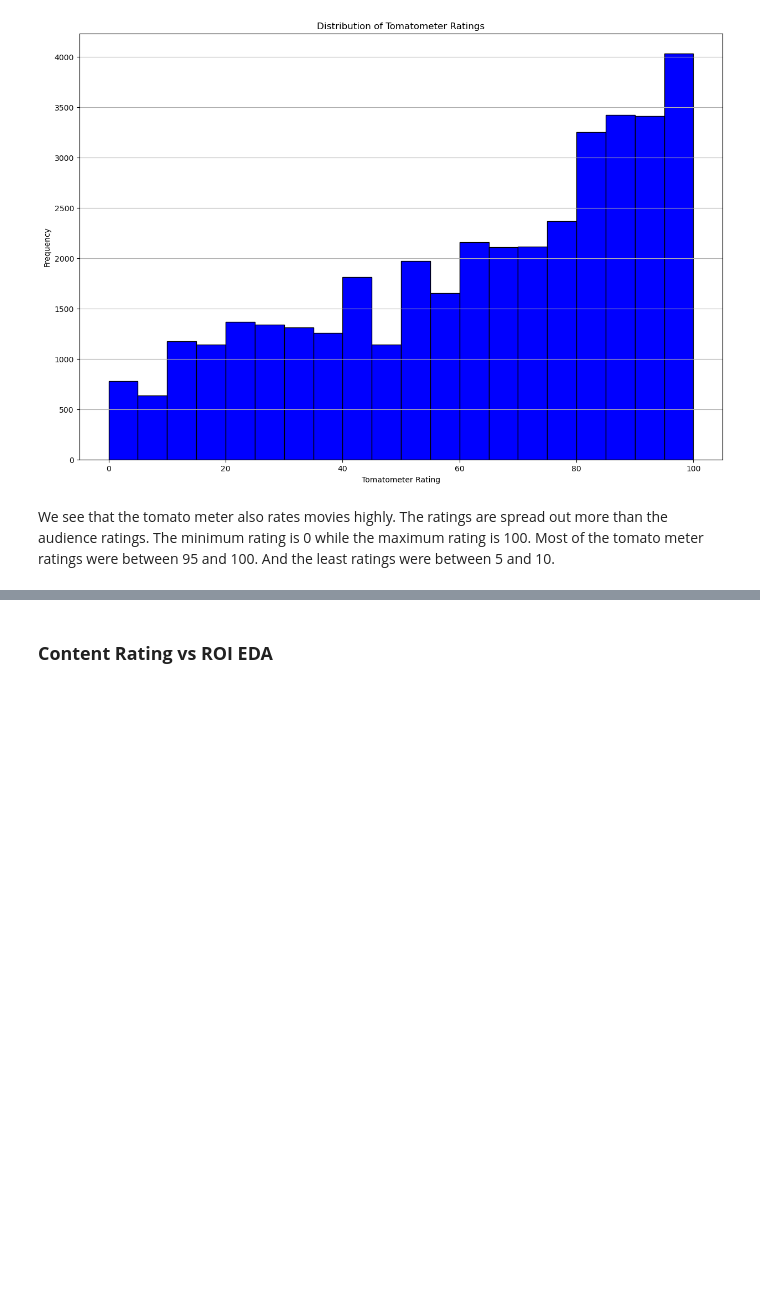
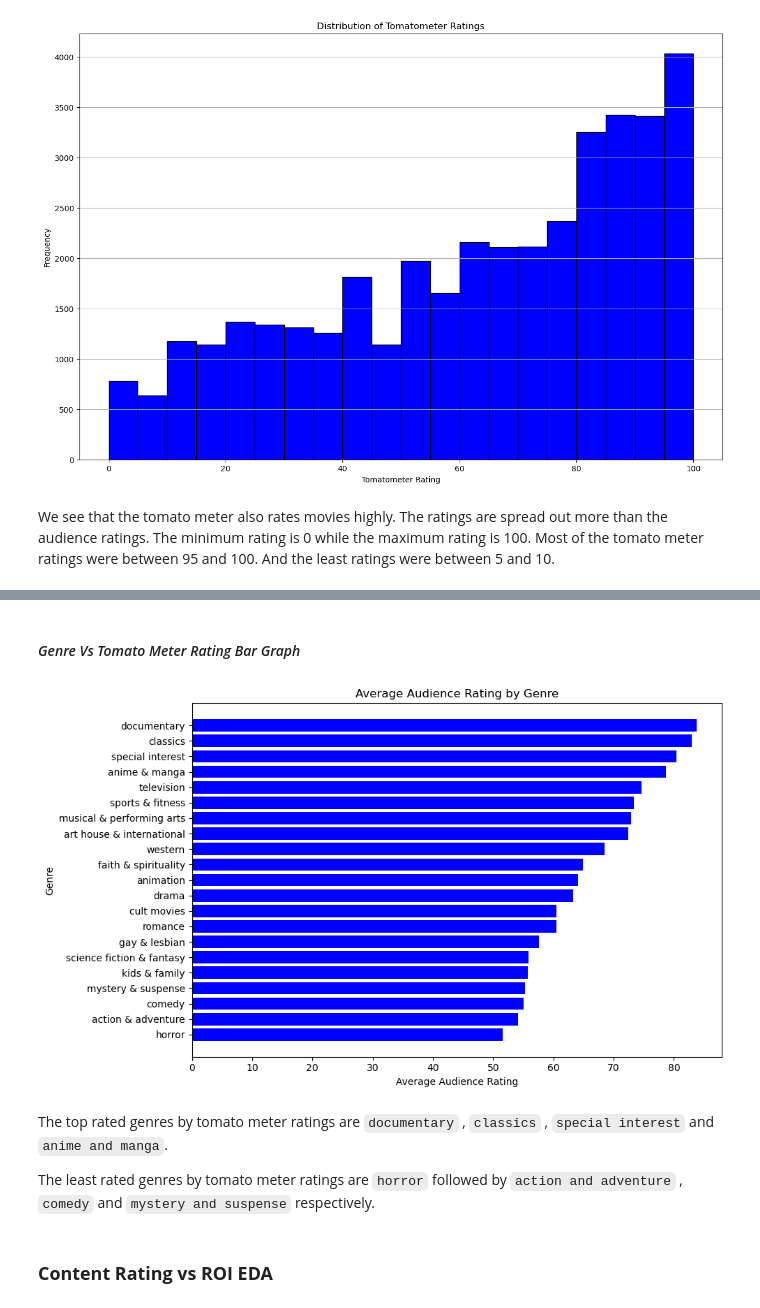
Before and after one commit to Tdoggie/phase-2-project, a Jupyter notebook: index.ipynb, the cells around one changed output, grey strips where cells are left out. Drawn from its saved outputs; the diff is of its cells as text; code cells hidden in the pictures; blank space fills up the shorter version.

```diff
--- a/index.ipynb
+++ b/index.ipynb
@@ -968,3 +1001,24 @@ We see that the tomato meter also rates movies highly. The ratings are spread ou
+# %% [markdown]
+#### *Genre Vs Tomato Meter Rating Bar Graph*
+# %%
+# Sort by audience_rating descending
+sorted_genre_grouped_df2 = genre_grouped_df.sort_values(by="tomatometer_rating", ascending=False)
+
+# Create horizontal bar chart
+plt.figure(figsize=(10, 6))
+plt.barh(y=sorted_genre_grouped_df2["genres"], width=sorted_genre_grouped_df2["tomatometer_rating"], color='blue')
+plt.xlabel("Average Audience Rating")
+plt.ylabel("Genre")
+plt.title("Average Audience Rating by Genre")
+plt.gca().invert_yaxis()  # Optional: highest rating appears at the top
+plt.tight_layout()
+plt.show()
+# %% [output]
+[figure, added]
+# %% [markdown]
+The top rated genres by tomato meter ratings are `documentary` , `classics` , `special interest` and `anime and manga`.
+
+The least rated genres by tomato meter  ratings are `horror` followed by `action and adventure` , `comedy` and `mystery and suspense` respectively.
 # %% [markdown]
 ### **Content Rating vs ROI EDA**
 # %% [markdown]
```
Also changed, not shown: parts of 7 cells of this notebook.
